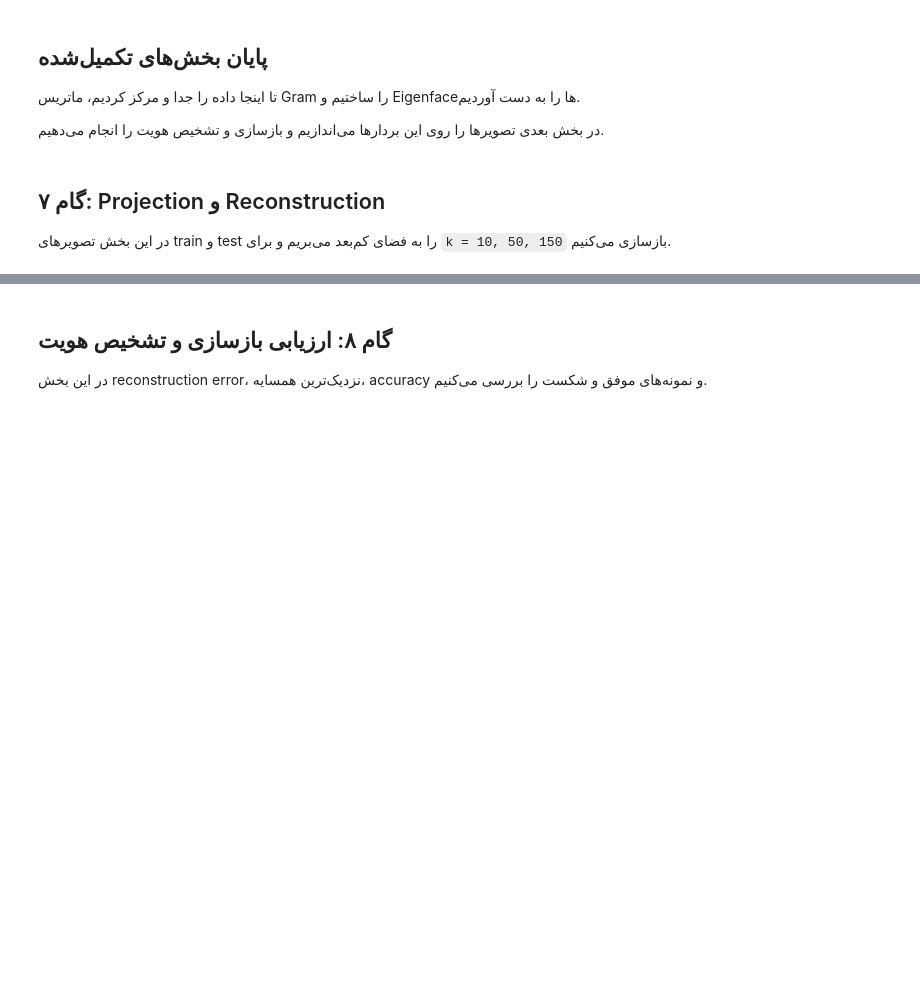
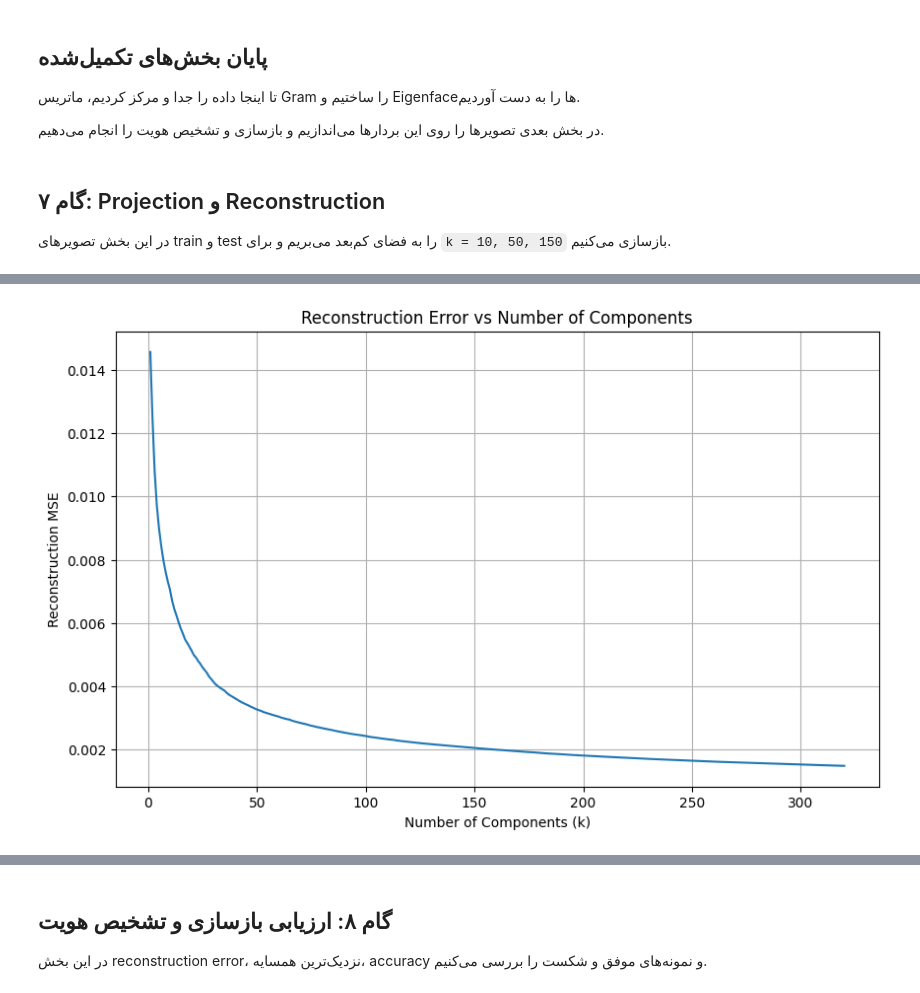
Before and after one commit to yasaman1994/eigenfaces-from-scratch, a Jupyter notebook: eigenfaces_from_scratch.ipynb, the cells around one changed output, grey strips where cells are left out. Cells and saved outputs as stored; diff of their text form; code cells hidden in the pictures; blank space fills up the shorter version.

```diff
--- a/eigenfaces_from_scratch.ipynb
+++ b/eigenfaces_from_scratch.ipynb
@@ -250,0 +326,35 @@ plt.show()
+# %%
+ks = range(1, 321)
+reconstruction_errors = []
+
+for k in ks:
+    U_k = eigenfaces[:, :k]
+
+    # Projection
+    X_test_pca = X_test_centered @ U_k
+
+    # Reconstruction
+    X_test_reconstructed = X_test_pca @ U_k.T
+
+    # Reconstruction MSE
+    mse = np.mean(
+        (X_test_centered - X_test_reconstructed) ** 2
+    )
+
+    reconstruction_errors.append(mse)
+
+plt.figure(figsize=(10, 6))
+
+plt.plot(
+    ks,
+    reconstruction_errors
+)
+
+plt.xlabel("Number of Components (k)")
+plt.ylabel("Reconstruction MSE")
+plt.title("Reconstruction Error vs Number of Components")
+plt.grid(True)
+
+plt.show()
+# %% [output]
+[figure, added]
```
Also changed, not shown: parts of 44 cells of this notebook.
